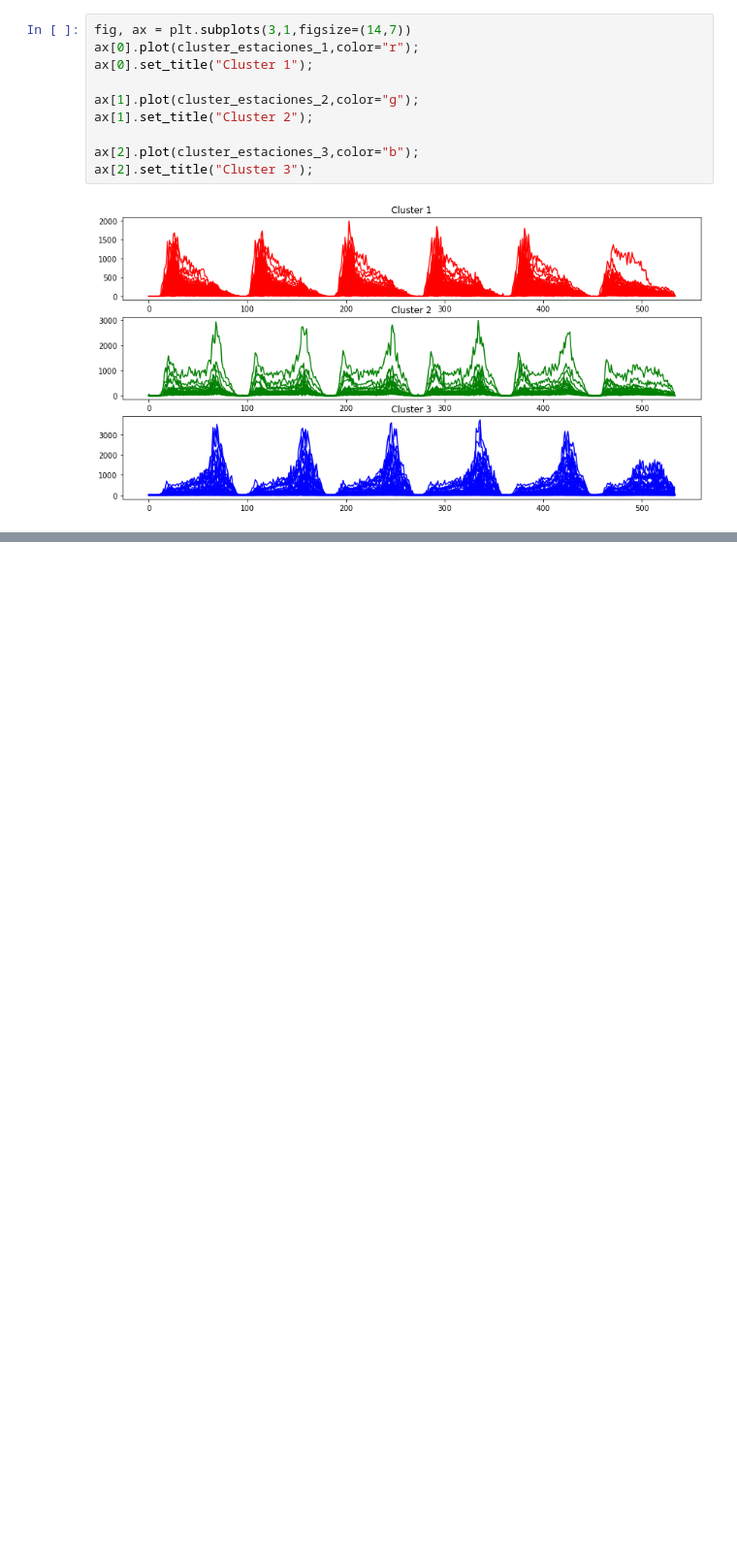
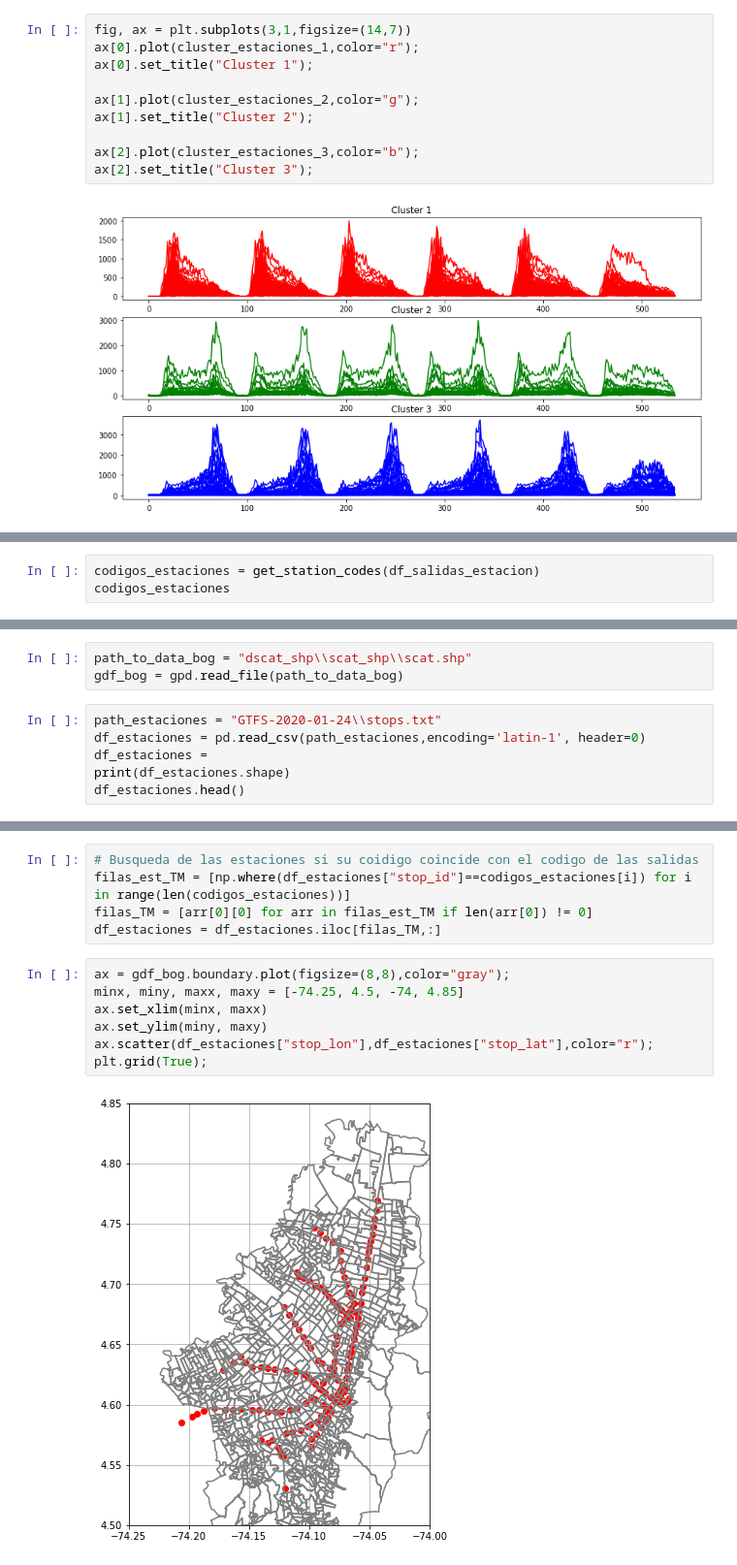
Before and after one commit to juanksRuiz/Transmilenio_DATA, a Jupyter notebook: Analisis de salidas estacion TM enero a abril 2020.ipynb, the cells around one changed output, grey strips where cells are left out. Shown at 97% size. Saved outputs shown, nothing was run; the diff lists cells and outputs as text; blank space fills up the shorter version.

Commit message:
Primer mapa obtenido, dalta pintar las estaciones segun su grupo

```diff
--- a/Analisis de salidas estacion TM enero a abril 2020.ipynb
+++ b/Analisis de salidas estacion TM enero a abril 2020.ipynb
@@ -668,0 +734,3 @@ ax[2].set_title("Cluster 3");
+# %%
+codigos_estaciones = get_station_codes(df_salidas_estacion)
+codigos_estaciones
@@ -668,0 +755,9 @@ ax[2].set_title("Cluster 3");
+# %%
+path_to_data_bog = "dscat_shp\\scat_shp\\scat.shp"
+gdf_bog = gpd.read_file(path_to_data_bog)
+# %%
+path_estaciones = "GTFS-2020-01-24\\stops.txt"
+df_estaciones = pd.read_csv(path_estaciones,encoding='latin-1', header=0)
+df_estaciones =
+print(df_estaciones.shape)
+df_estaciones.head()
@@ -668,0 +772,14 @@ ax[2].set_title("Cluster 3");
+# %%
+# Busqueda de las estaciones si su coidigo coincide con el codigo de las salidas
+filas_est_TM = [np.where(df_estaciones["stop_id"]==codigos_estaciones[i]) for i in range(len(codigos_estaciones))]
+filas_TM = [arr[0][0] for arr in filas_est_TM if len(arr[0]) != 0]
+df_estaciones = df_estaciones.iloc[filas_TM,:]
+# %%
+ax = gdf_bog.boundary.plot(figsize=(8,8),color="gray");
+minx, miny, maxx, maxy = [-74.25, 4.5, -74, 4.85]
+ax.set_xlim(minx, maxx)
+ax.set_ylim(miny, maxy)
+ax.scatter(df_estaciones["stop_lon"],df_estaciones["stop_lat"],color="r");
+plt.grid(True);
+# %% [output]
+[figure, added]
```
Also changed, not shown: parts of 14 cells of this notebook.
